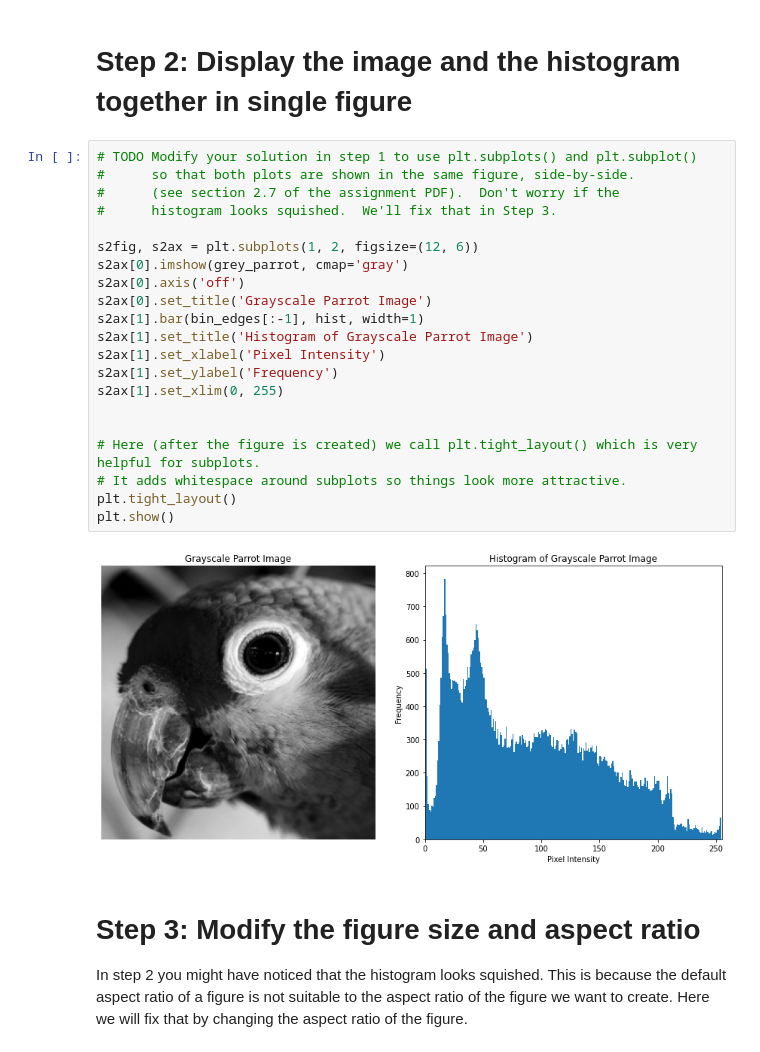
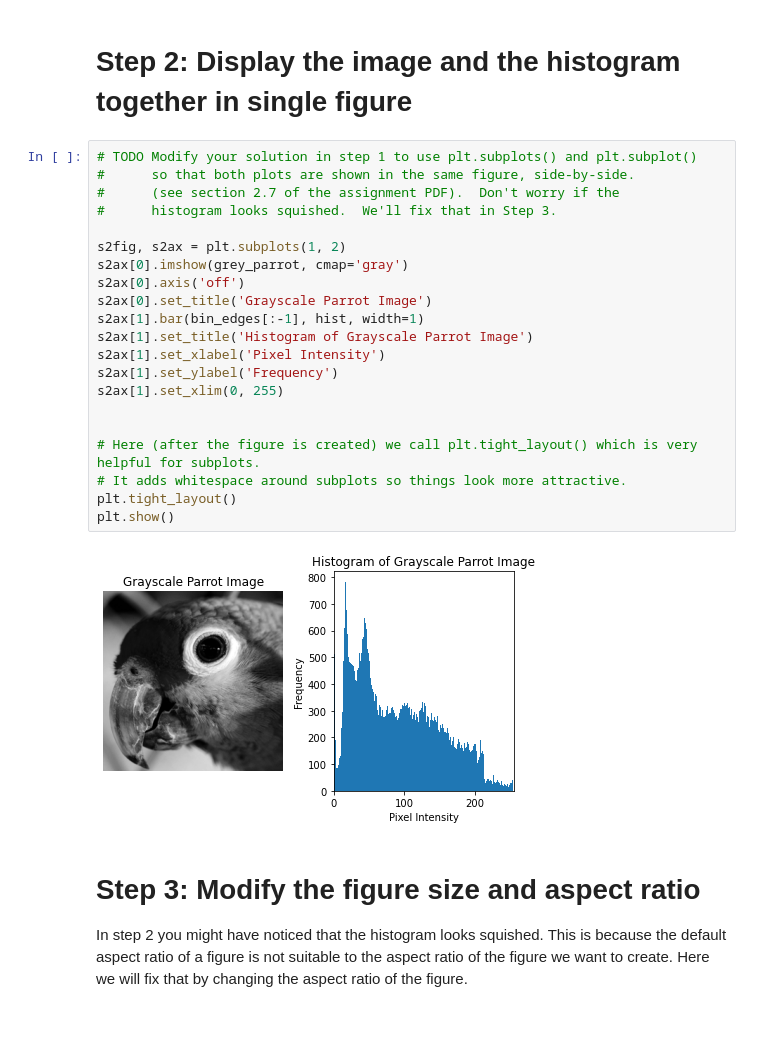
Before and after one commit to Ethan4416/CMPT819, a Jupyter notebook: Assignment0/asn0-files/asn0-q3.ipynb, the cells around one changed output. Cells and saved outputs as stored; diff of their text form; blank space fills up the shorter version.

```diff
--- a/Assignment0/asn0-files/asn0-q3.ipynb
+++ b/Assignment0/asn0-files/asn0-q3.ipynb
@@ -62,26 +62,26 @@ plt.show()
 # %%
 # TODO Modify your solution in step 1 to use plt.subplots() and plt.subplot()
 #      so that both plots are shown in the same figure, side-by-side.
 #      (see section 2.7 of the assignment PDF).  Don't worry if the
 #      histogram looks squished.  We'll fix that in Step 3.
 
-s2fig, s2ax = plt.subplots(1, 2, figsize=(12, 6))
+s2fig, s2ax = plt.subplots(1, 2)
 s2ax[0].imshow(grey_parrot, cmap='gray')
 s2ax[0].axis('off')
 s2ax[0].set_title('Grayscale Parrot Image')
 s2ax[1].bar(bin_edges[:-1], hist, width=1)
 s2ax[1].set_title('Histogram of Grayscale Parrot Image')
 s2ax[1].set_xlabel('Pixel Intensity')
 s2ax[1].set_ylabel('Frequency')
 s2ax[1].set_xlim(0, 255)
 
 
 # Here (after the figure is created) we call plt.tight_layout() which is very helpful for subplots.
 # It adds whitespace around subplots so things look more attractive.
 plt.tight_layout()
 plt.show()
 # %% [output]
-[figure, old version]
+[figure, new version]
 # %% [markdown]
 # Step 3: Modify the figure size and aspect ratio
 
```
Also changed, not shown: parts of 5 cells of this notebook, 2 other files.
